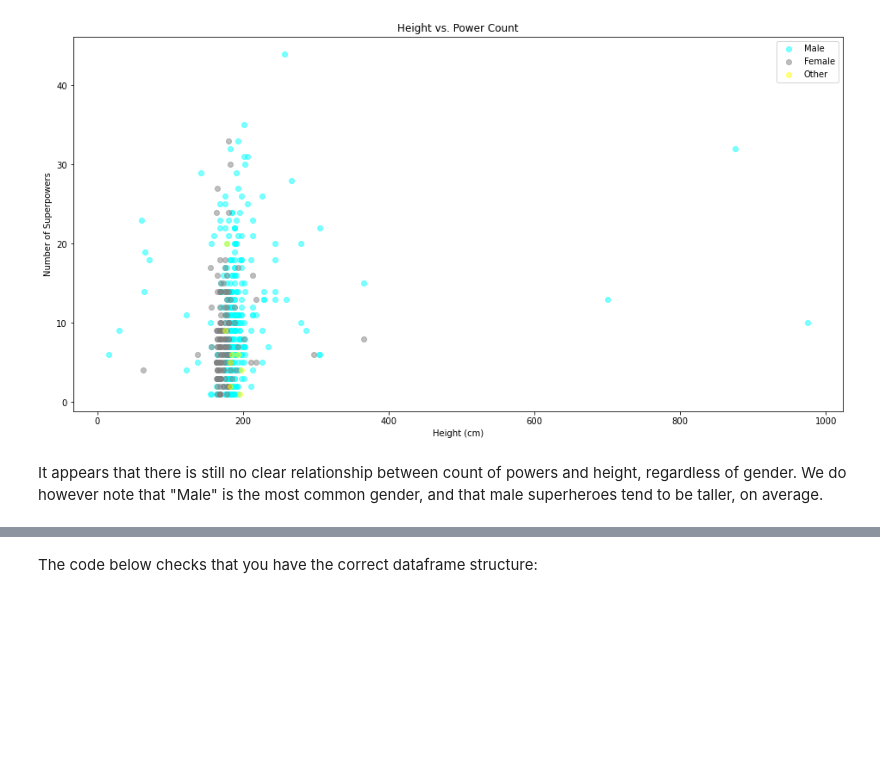
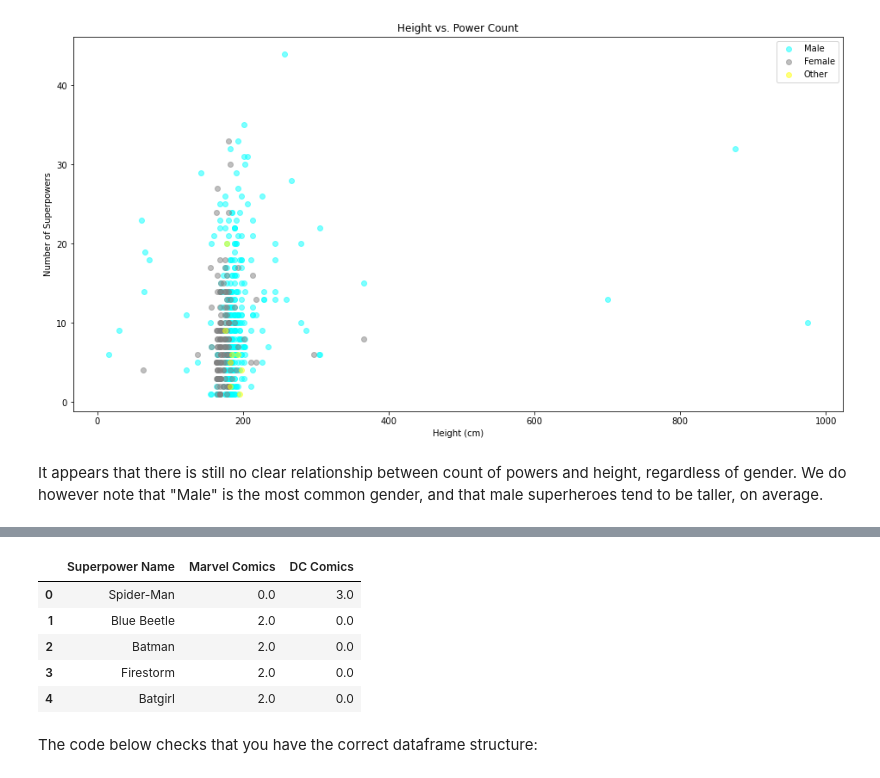
Before and after one commit to celestineolewe/dsc-pandas-data-cleaning-lab, a Jupyter notebook: index.ipynb, the cells around one changed output, grey strips where cells are left out. Cells and saved outputs as stored; diff of their text form; code cells hidden in the pictures; blank space fills up the shorter version.

```diff
--- a/index.ipynb
+++ b/index.ipynb
@@ -746,3 +760,30 @@ question_3_df
+# %%
+# Fill any missing values (NaNs) with 0
+question_3_df[['Marvel Comics', 'DC Comics']] = question_3_df[['Marvel Comics', 'DC Comics']].fillna(0)
+
+# Calculate the total occurrences for each superpower across both Marvel Comics and DC Comics
+question_3_df['Total Occurrences'] = question_3_df['Marvel Comics'] + question_3_df['DC Comics']
+
+# Sort the dataframe by the total occurrences in descending order
+question_3_df = question_3_df.sort_values(by='Total Occurrences', ascending=False)
+
+# Keep only the top 5 most common superpowers
+question_3_df = question_3_df.head(5)
+
+# Drop the 'Total Occurrences' column (optional, if not needed for display)
+question_3_df.drop('Total Occurrences', axis=1, inplace=True)
+
+# Reset the index for the final dataframe
+question_3_df.reset_index(drop=True, inplace=True)
+
+question_3_df
+# %% [output]
+|  | Superpower Name | Marvel Comics | DC Comics |
+| 0 | Spider-Man | 0.0 | 3.0 |
+| 1 | Blue Beetle | 2.0 | 0.0 |
+| 2 | Batman | 2.0 | 0.0 |
+| 3 | Firestorm | 2.0 | 0.0 |
+| 4 | Batgirl | 2.0 | 0.0 |
 # %% [markdown]
 The code below checks that you have the correct dataframe structure:
 # %%
```
Also changed, not shown: parts of 6 cells of this notebook.
